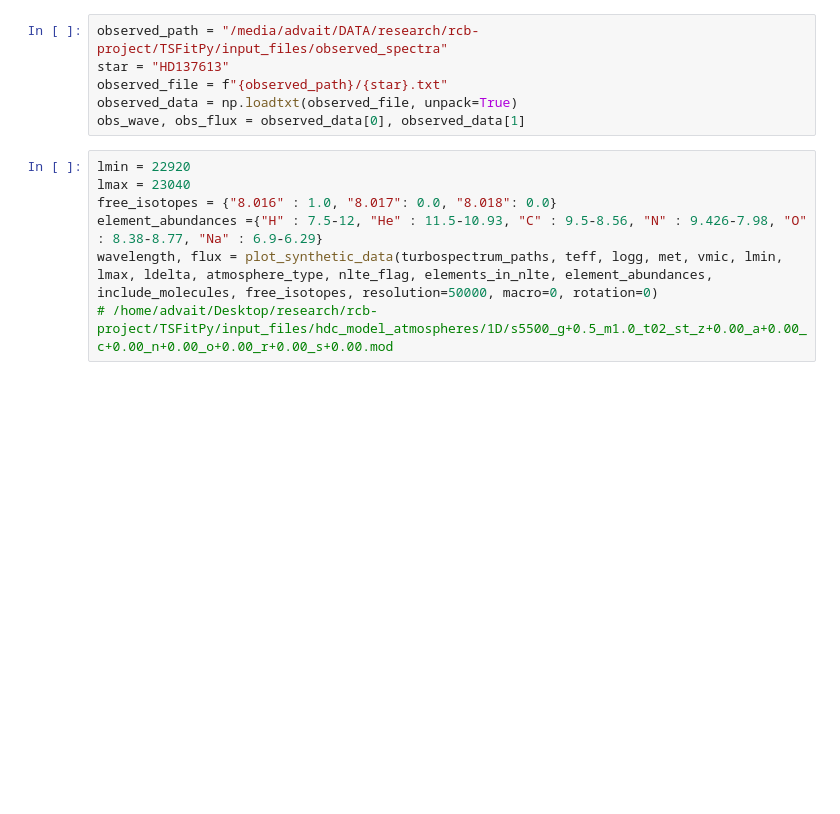
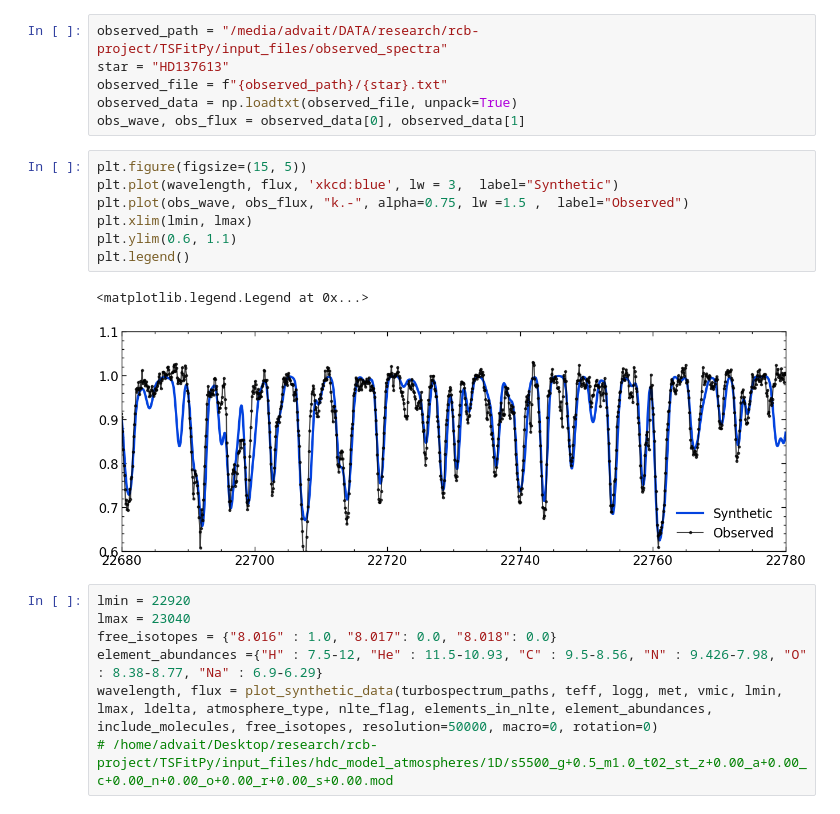
Before and after one commit to advaitmehla/TSFitPy, a Jupyter notebook: plotting_tools/guess_abund.ipynb, the cells around one changed output. Drawn from its saved outputs; the diff is of its cells as text; blank space fills up the shorter version.

```diff
--- a/plotting_tools/guess_abund.ipynb
+++ b/plotting_tools/guess_abund.ipynb
@@ -56,6 +56,16 @@ star = "HD137613"
 observed_file = f"{observed_path}/{star}.txt"
 observed_data = np.loadtxt(observed_file, unpack=True)
 obs_wave, obs_flux = observed_data[0], observed_data[1]
+# %%
+plt.figure(figsize=(15, 5))
+plt.plot(wavelength, flux, 'xkcd:blue', lw = 3,  label="Synthetic")
+plt.plot(obs_wave, obs_flux, "k.-", alpha=0.75, lw =1.5 ,  label="Observed")
+plt.xlim(lmin, lmax)
+plt.ylim(0.6, 1.1)
+plt.legend()
+# %% [output]
+<matplotlib.legend.Legend at 0x...>
+[figure, added]
 # %%
 lmin = 22920
 lmax = 23040
```
Also changed, not shown: parts of 2 cells of this notebook, 6 other files.
